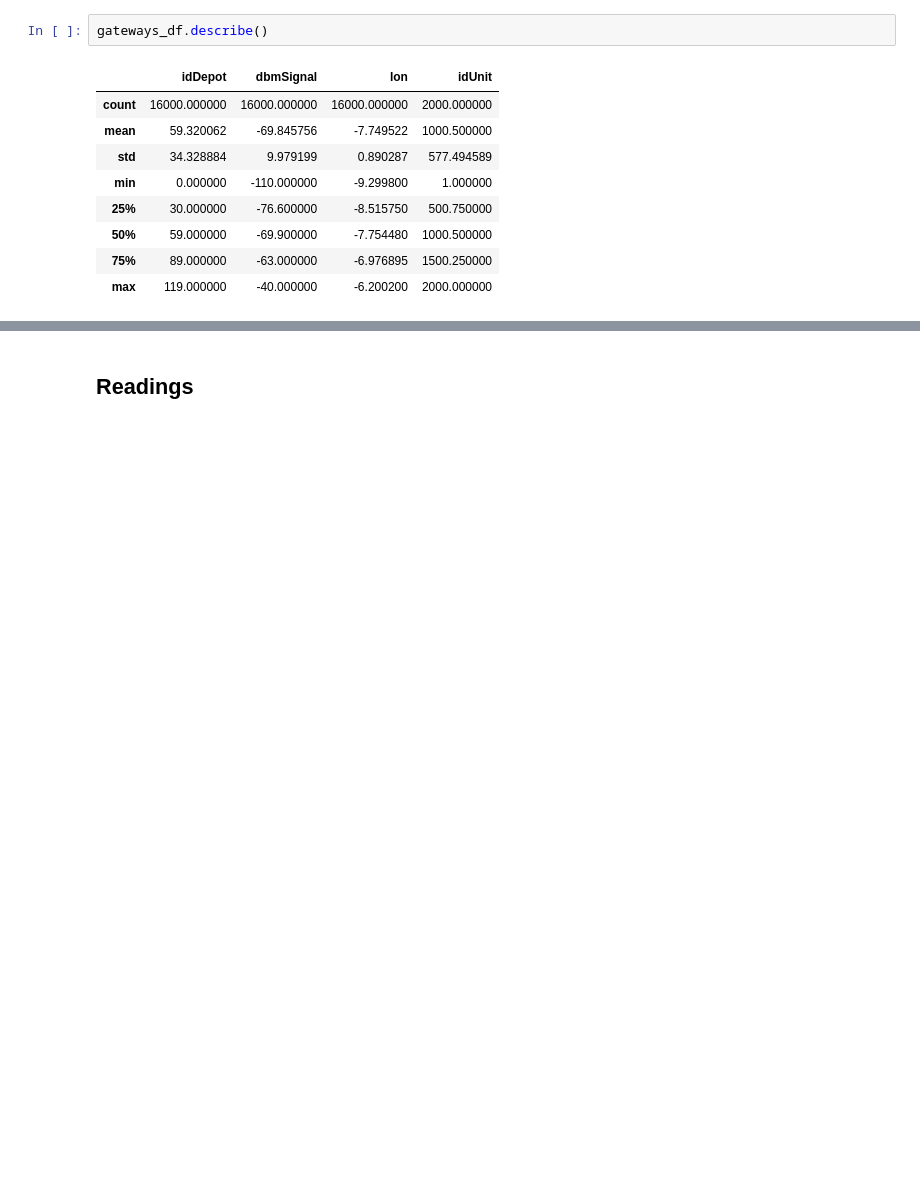
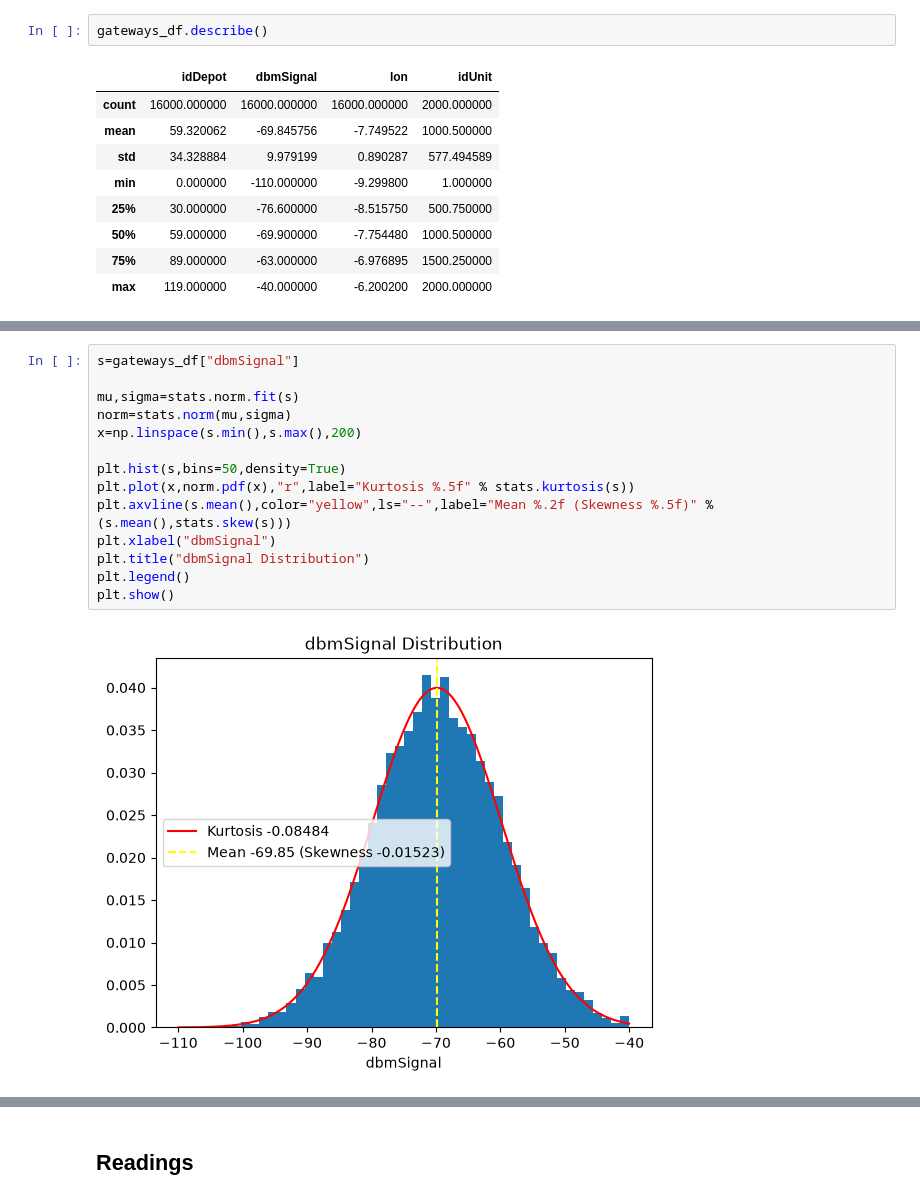
Before and after one commit to CIEXYZ/IAU_Kysil_Petrishka, a Jupyter notebook: src/phase1.ipynb, the cells around one changed output, grey strips where cells are left out. Cells and saved outputs as stored; diff of their text form; blank space fills up the shorter version.

```diff
--- a/src/phase1.ipynb
+++ b/src/phase1.ipynb
@@ -173,0 +111,16 @@ array([[<Axes: title={'center': 'idDepot'}>,
+# %%
+s=gateways_df["dbmSignal"]
+
+mu,sigma=stats.norm.fit(s)
+norm=stats.norm(mu,sigma)
+x=np.linspace(s.min(),s.max(),200)
+
+plt.hist(s,bins=50,density=True)
+plt.plot(x,norm.pdf(x),"r",label="Kurtosis %.5f" % stats.kurtosis(s))
+plt.axvline(s.mean(),color="yellow",ls="--",label="Mean %.2f (Skewness %.5f)" % (s.mean(),stats.skew(s)))
+plt.xlabel("dbmSignal")
+plt.title("dbmSignal Distribution")
+plt.legend()
+plt.show()
+# %% [output]
+[figure, added]
```
Also changed, not shown: parts of 31 cells of this notebook.
